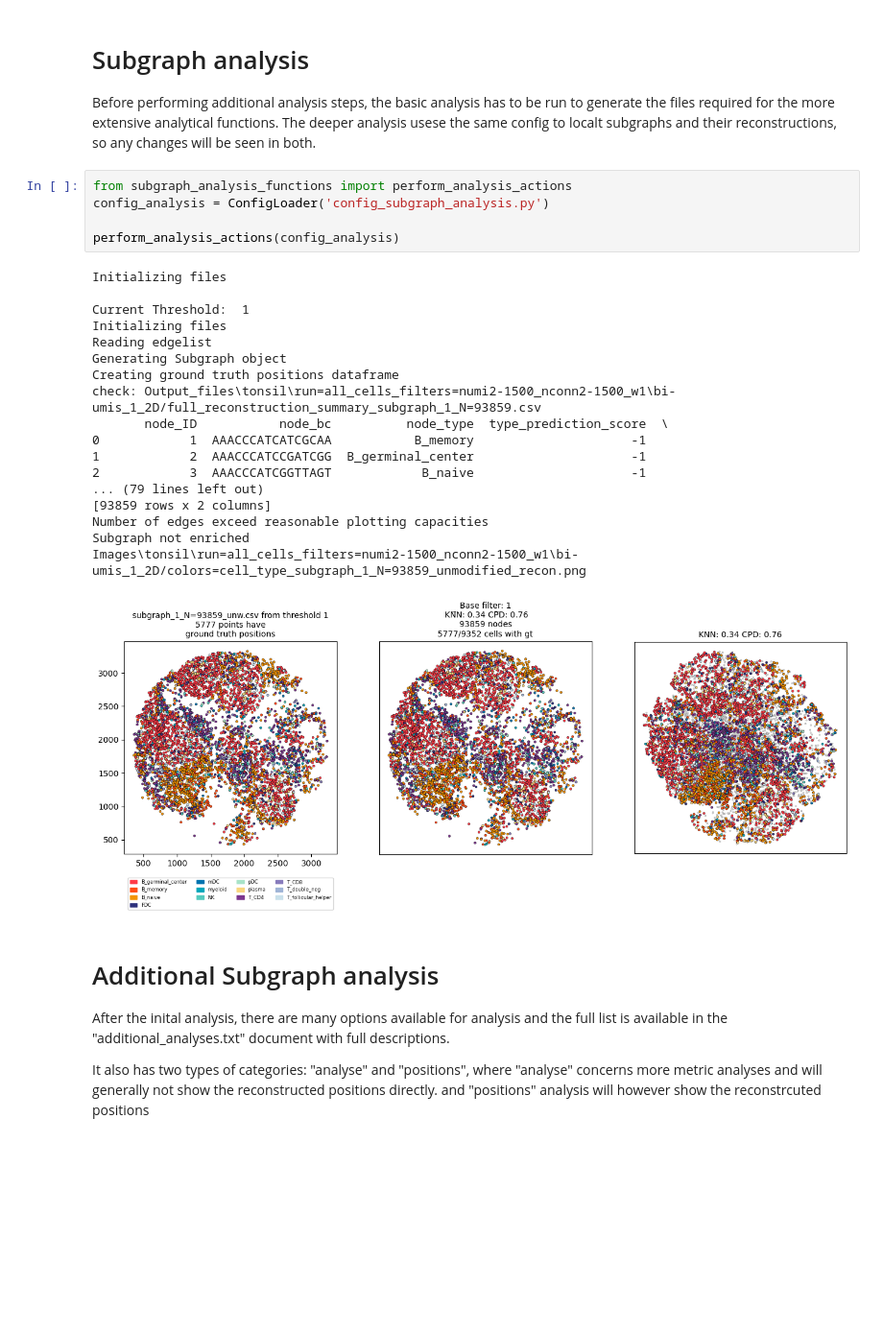
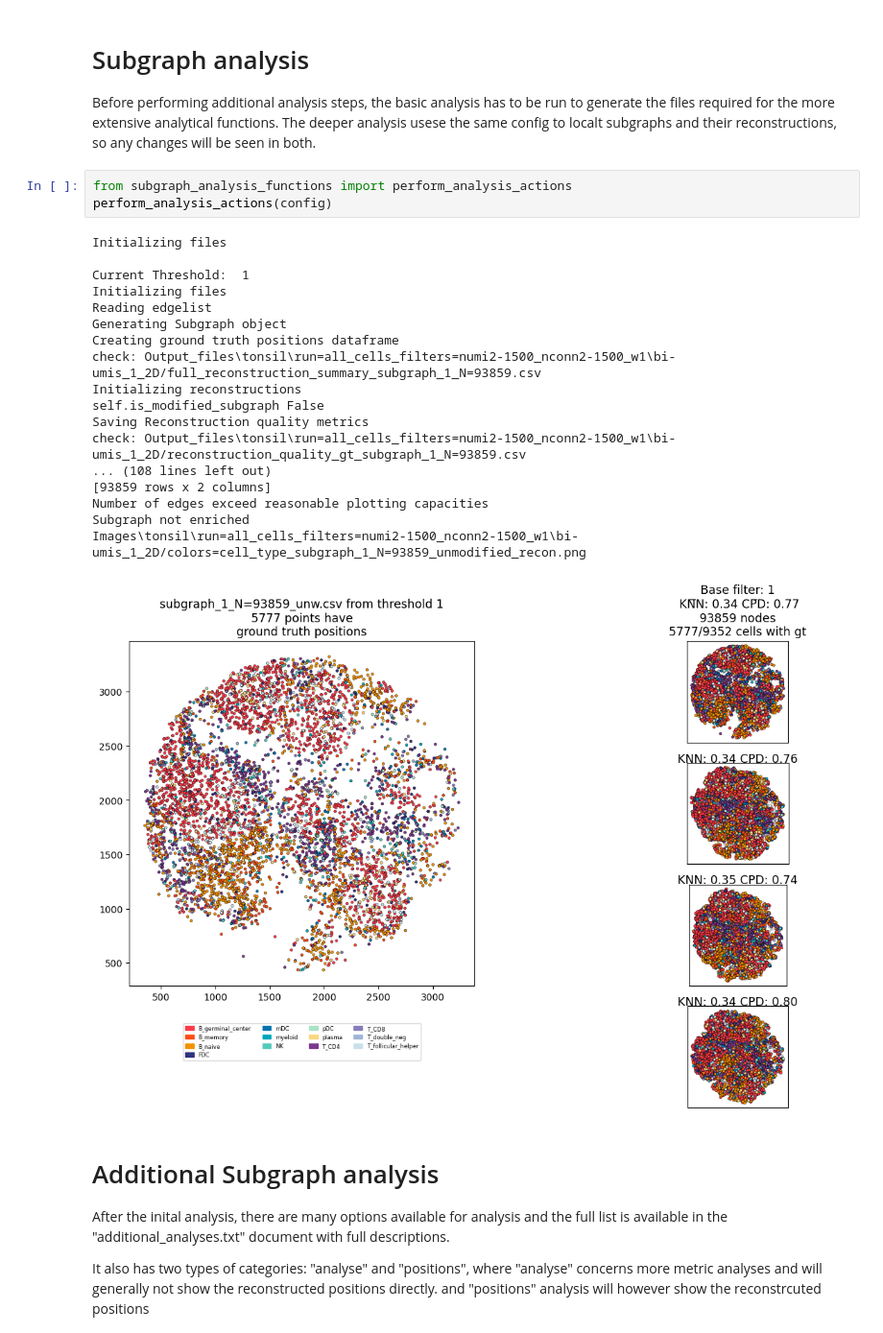
Before and after one commit to molecular-programming-group/Hidden_network_Slide_tags, a Jupyter notebook: _additional_subgraph_analysis.ipynb, the cells around one changed output. Shown at 96% size. Saved outputs shown, nothing was run; the diff lists cells and outputs as text; blank space fills up the shorter version.

```diff
--- a/_additional_subgraph_analysis.ipynb
+++ b/_additional_subgraph_analysis.ipynb
@@ -18,28 +18,26 @@ Before performing additional analysis steps, the basic analysis has to be run to
 The deeper analysis usese the same config to localt subgraphs and their reconstructions, so any changes will be seen in both.
 # %%
 from subgraph_analysis_functions import perform_analysis_actions
-config_analysis = ConfigLoader('config_subgraph_analysis.py')
-
-perform_analysis_actions(config_analysis)
+perform_analysis_actions(config)
 # %% [output]
 Initializing files
 
 Current Threshold:  1
 Initializing files
 Reading edgelist
 Generating Subgraph object
 Creating ground truth positions dataframe
 check: Output_files\tonsil\run=all_cells_filters=numi2-1500_nconn2-1500_w1\bi-umis_1_2D/full_reconstruction_summary_subgraph_1_N=93859.csv
-       node_ID           node_bc          node_type  type_prediction_score  \
-0            1  AAACCCATCATCGCAA           B_memory                     -1
-1            2  AAACCCATCCGATCGG  B_germinal_center                     -1
-2            3  AAACCCATCGGTTAGT            B_naive                     -1
-... (79 lines left out)
+Initializing reconstructions
+self.is_modified_subgraph False
+Saving Reconstruction quality metrics
+check: Output_files\tonsil\run=all_cells_filters=numi2-1500_nconn2-1500_w1\bi-umis_1_2D/reconstruction_quality_gt_subgraph_1_N=93859.csv
+... (108 lines left out)
 [93859 rows x 2 columns]
 Number of edges exceed reasonable plotting capacities
 Subgraph not enriched
 Images\tonsil\run=all_cells_filters=numi2-1500_nconn2-1500_w1\bi-umis_1_2D/colors=cell_type_subgraph_1_N=93859_unmodified_recon.png
-[figure, old version]
+[figure, new version]
 # %% [markdown]
 # Additional Subgraph analysis
 After the inital analysis, there are many options available for analysis and the full list is available in the "additional_analyses.txt" document with full descriptions.
```
Also changed, not shown: 4 other files.
